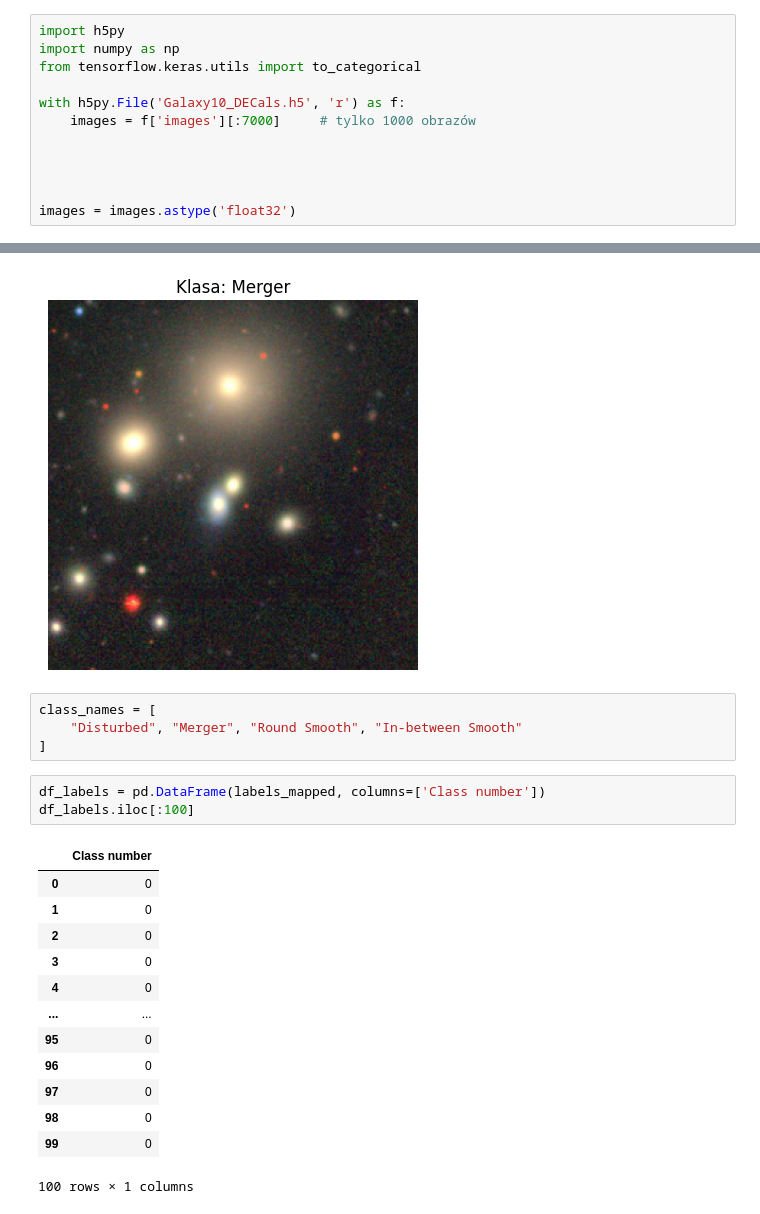
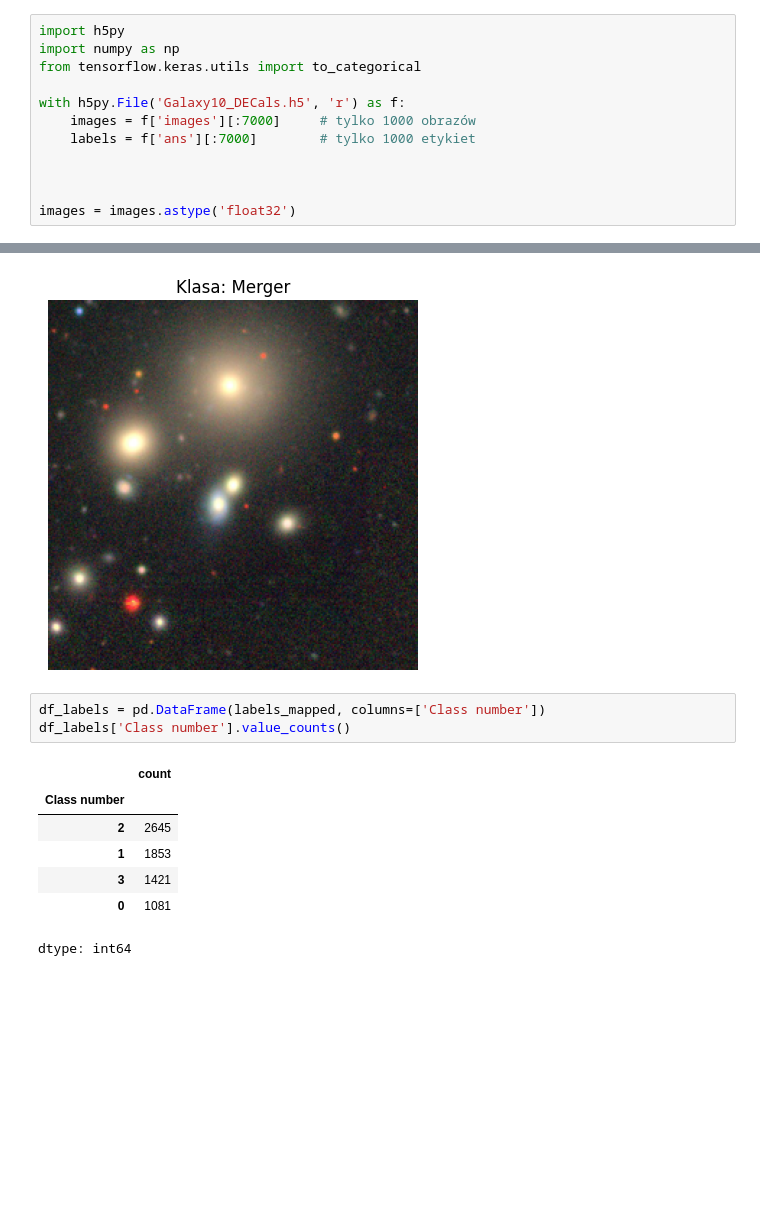
Before and after one commit to pevu97/Aerial-Object-Classifier, a Jupyter notebook: model.ipynb, the cells around one changed output, grey strips where cells are left out. Drawn from its saved outputs; the diff is of its cells as text; blank space fills up the shorter version.

```diff
--- a/model.ipynb
+++ b/model.ipynb
@@ -37,7 +38,7 @@ from tensorflow.keras.utils import to_categorical
 
 with h5py.File('Galaxy10_DECals.h5', 'r') as f:
     images = f['images'][:7000]     # tylko 1000 obrazów
-
+    labels = f['ans'][:7000]        # tylko 1000 etykiet
 
 
 
@@ -115,24 +103,14 @@ plt.axis('off')
 plt.show()
 # %% [output]
 [figure]
-# %%
-class_names = [
-    "Disturbed", "Merger", "Round Smooth", "In-between Smooth"
-]
 # %%
 df_labels = pd.DataFrame(labels_mapped, columns=['Class number'])
-df_labels.iloc[:100]
+df_labels['Class number'].value_counts()
 # %% [output]
-|  | Class number |
-| 0 | 0 |
-| 1 | 0 |
-| 2 | 0 |
-| 3 | 0 |
-| 4 | 0 |
-| ... | ... |
-| 95 | 0 |
-| 96 | 0 |
-| 97 | 0 |
-| 98 | 0 |
-| 99 | 0 |
+|  | count |
+| Class number |  |
+| 2 | 2645 |
+| 1 | 1853 |
+| 3 | 1421 |
+| 0 | 1081 |
-100 rows × 1 columns
+dtype: int64
```
Also changed, not shown: parts of 5 cells of this notebook.
